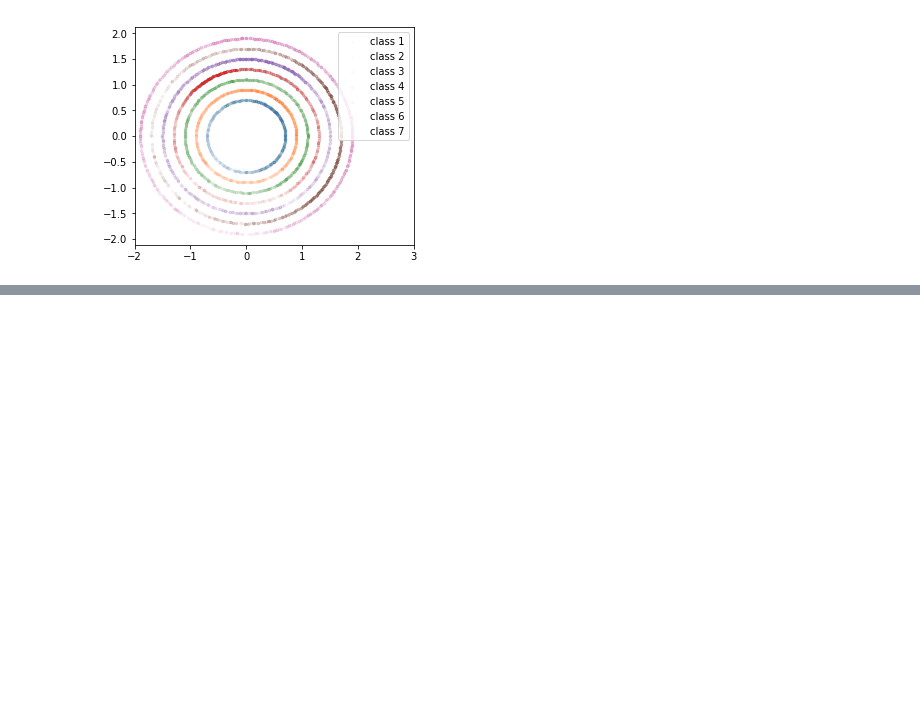
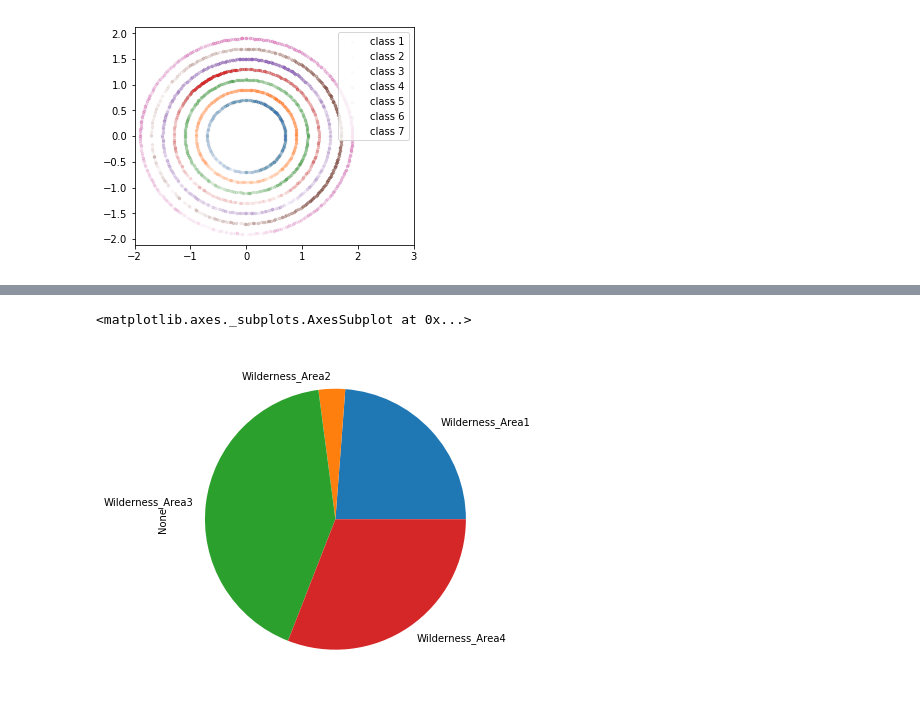
Before and after one commit to Brandon-HY-Lin/kaggle_learn_with_other_kaggle_users, a Jupyter notebook: EDA, Feature engineering and Modeling (4th) .ipynb, the cells around one changed output, grey strips where cells are left out. Cells and saved outputs as stored; diff of their text form; code cells hidden in the pictures; blank space fills up the shorter version.

```diff
--- a/EDA, Feature engineering and Modeling (4th) .ipynb
+++ b/EDA, Feature engineering and Modeling (4th) .ipynb
@@ -225,0 +272,7 @@ ax.legend()
+# %%
+plt.figure(figsize=(6,6))
+
+train_df.filter(regex='Wilder').sum(axis=0).plot('pie')
+# %% [output]
+<matplotlib.axes._subplots.AxesSubplot at 0x...>
+[figure, added]
```
Also changed, not shown: parts of 19 cells of this notebook.
